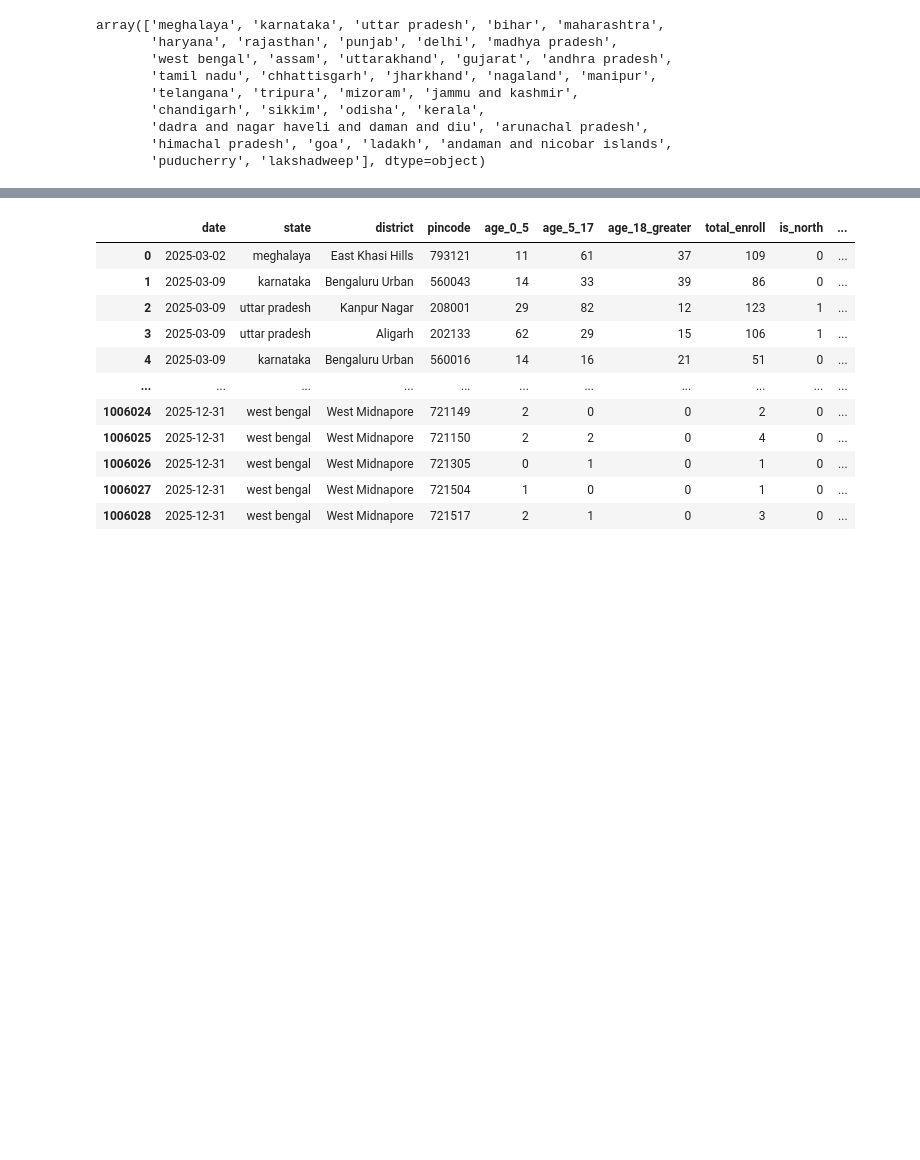
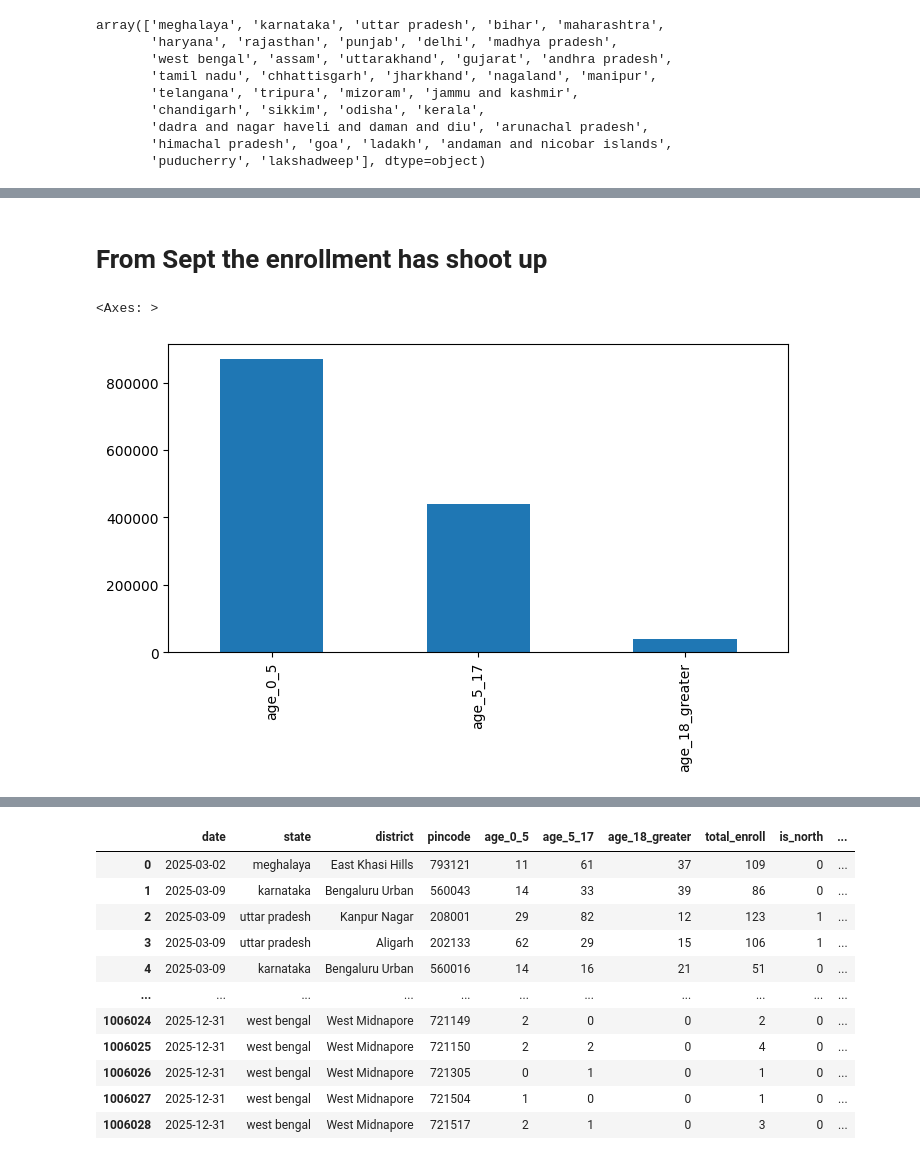
Before and after one commit to medisumeet/UIDAI-Hackathon-2026, a Jupyter notebook: uidai.ipynb, the cells around one changed output, grey strips where cells are left out. Cells and saved outputs as stored; diff of their text form; code cells hidden in the pictures; blank space fills up the shorter version.

```diff
--- a/uidai.ipynb
+++ b/uidai.ipynb
@@ -410,0 +417,9 @@ df['is_ut'] = (df['state'].str.lower().str.strip().isin([
+# %% [markdown]
+# From Sept the enrollment has shoot up
+# %%
+age_presence_count = (df[['age_0_5','age_5_17','age_18_greater']] > 0).sum()
+
+age_presence_count.plot(kind='bar', figsize=(8,4))
+# %% [output]
+<Axes: >
+[figure, added]
```
Also changed, not shown: parts of 15 cells of this notebook.
